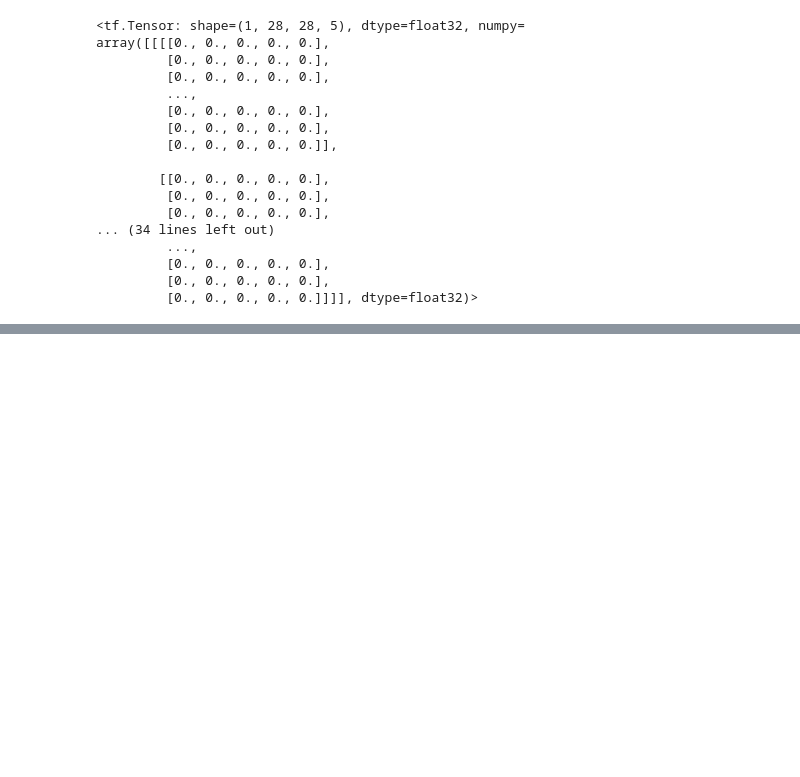
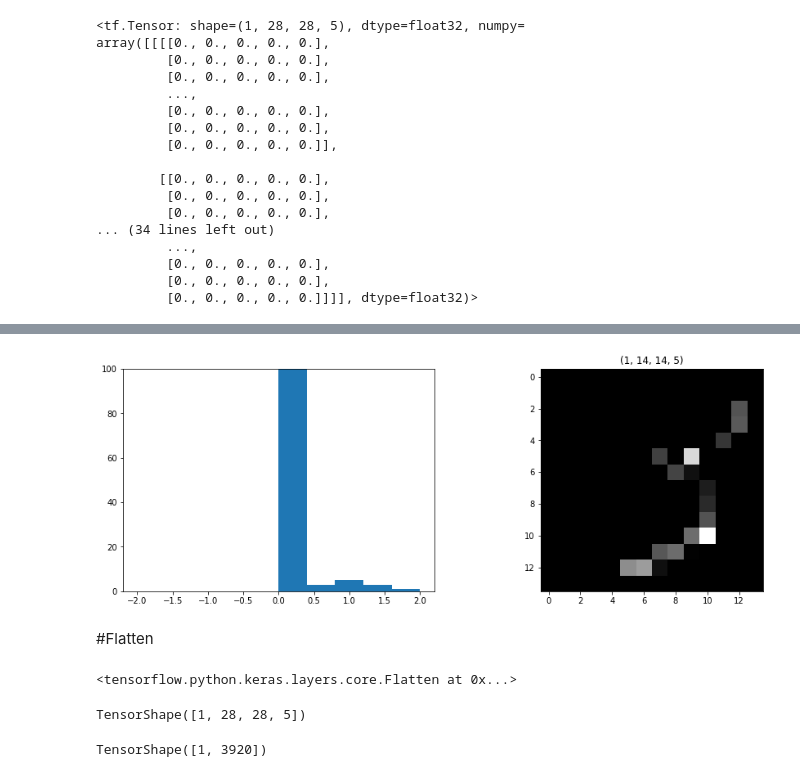
Before and after one commit to silro/bigvlaue, a Jupyter notebook: Mnist_layers1.ipynb, the cells around one changed output, grey strips where cells are left out. Cells and saved outputs as stored; diff of their text form; code cells hidden in the pictures; blank space fills up the shorter version.

```diff
--- a/Mnist_layers1.ipynb
+++ b/Mnist_layers1.ipynb
@@ -98,0 +183,3 @@ plt.show()
+# %%
+pool_layer = tf.keras.layers.MaxPool2D(pool_size=(2,2), strides=(2,2), padding='SAME')
+pool_output = pool_layer(act_output)
@@ -98,0 +194,18 @@ plt.show()
+# %%
+plt.figure(figsize=(15,5))
+plt.subplot(121)
+plt.hist(pool_output.numpy().ravel(), range=[-2,2])
+plt.ylim(0,100)
+
+plt.subplot(122)
+plt.title(pool_output.shape)
+plt.imshow(pool_output[0,:,:,0], 'gray')
+plt.show()
+# %% [output]
+[figure, added]
+# %% [markdown]
+#Flatten
+# %%
+tf.keras.layers.Flatten()
+# %% [output]
+<tensorflow.python.keras.layers.core.Flatten at 0x...>
@@ -98,0 +216,8 @@ plt.show()
+# %%
+output.shape
+# %% [output]
+TensorShape([1, 28, 28, 5])
+# %%
+flatten.shape
+# %% [output]
+TensorShape([1, 3920])
```
Also changed, not shown: parts of 32 cells of this notebook.
